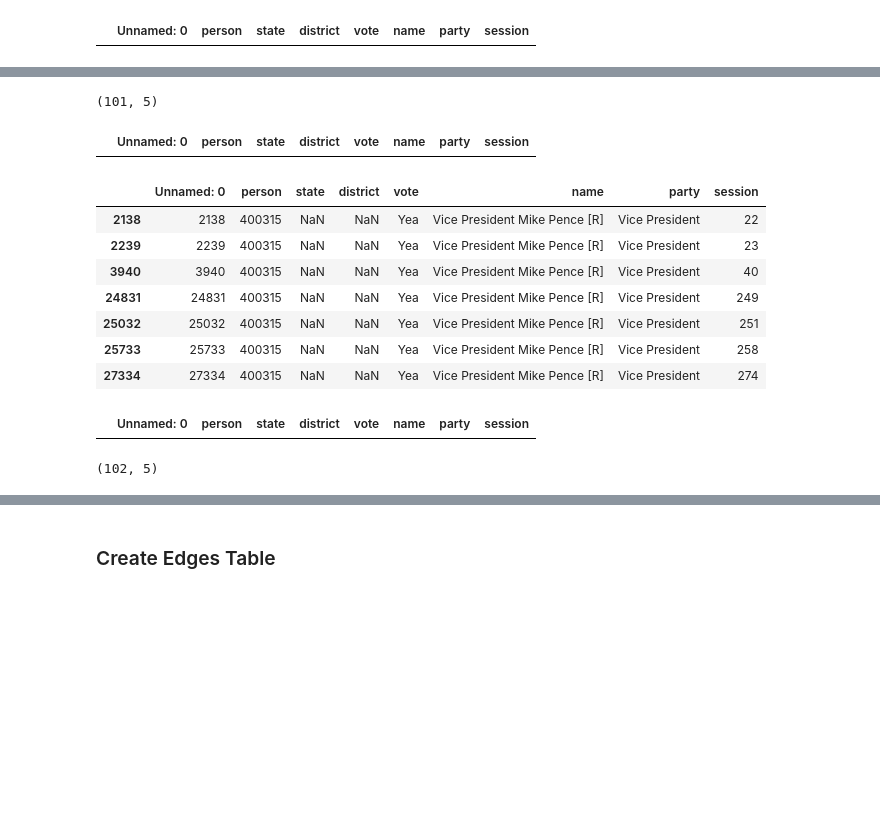
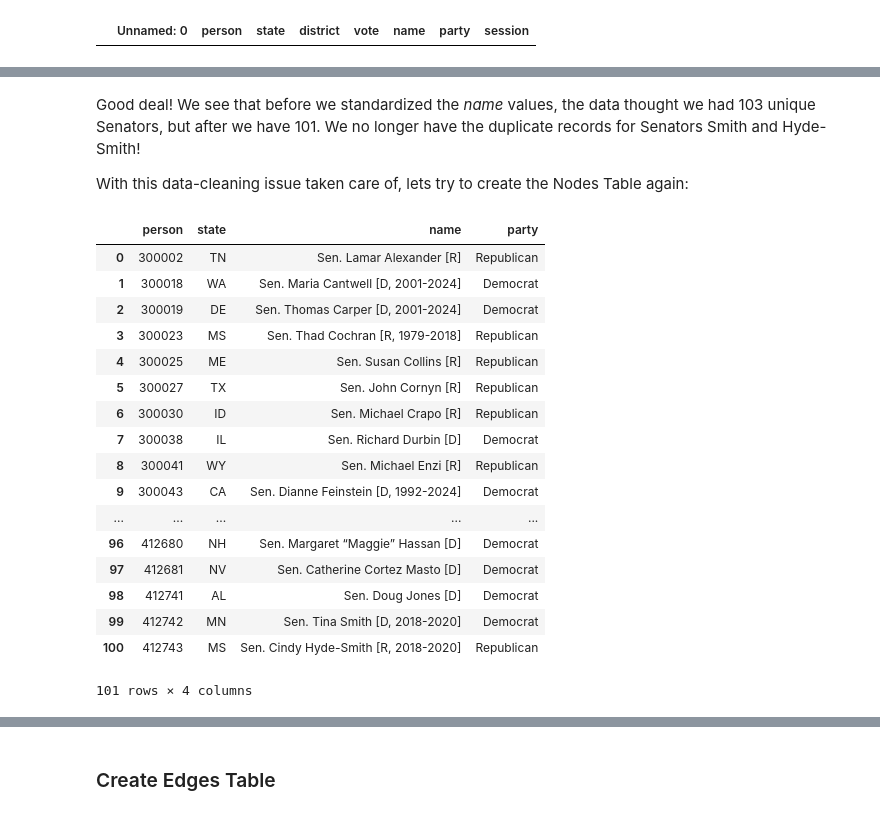
Before and after one commit to campkels/Intro-SNA-Demo, a Jupyter notebook: Intro to SNA Demo.ipynb, the cells around one changed output, grey strips where cells are left out. Cells and saved outputs as stored; diff of their text form; code cells hidden in the pictures; blank space fills up the shorter version.

```diff
--- a/Intro to SNA Demo.ipynb
+++ b/Intro to SNA Demo.ipynb
@@ -224,33 +305,31 @@ print(votesdata_clean.groupby(['person', 'name'], as_index=False).agg({'party':
+# %% [markdown]
+Good deal! We see that before we standardized the *name* values, the data thought we had 103 unique Senators, but after we have 101. We no longer have the duplicate records for Senators Smith and Hyde-Smith!
+
+With this data-cleaning issue taken care of, lets try to create the Nodes Table again:
 # %%
 # Get nodes table (take 2)
-#votesdata_clean.groupby(['person', 'state', 'name', 'party']).agg({'person': "count"})
-votesdata_clean.groupby(['person', 'state', 'name', 'party'], as_index=False).agg({'vote': "count"}).shape
+nodetbl = votesdata_clean.groupby(['person', 'state', 'name', 'party'], as_index=False).agg({'vote': "count"})
+
+# Drop summary variable for simplicity
+# (it is the # votes per Senator, so could keep for threshold normalization if we wanted to get fancy)
+nodetbl = nodetbl.drop(['vote'], axis=1)
+nodetbl
 # %% [output]
+|  | person | state | name | party |
+| 0 | 300002 | TN | Sen. Lamar Alexander [R] | Republican |
+| 1 | 300018 | WA | Sen. Maria Cantwell [D, 2001-2024] | Democrat |
+| 2 | 300019 | DE | Sen. Thomas Carper [D, 2001-2024] | Democrat |
+| 3 | 300023 | MS | Sen. Thad Cochran [R, 1979-2018] | Republican |
+| 4 | 300025 | ME | Sen. Susan Collins [R] | Republican |
+| 5 | 300027 | TX | Sen. John Cornyn [R] | Republican |
+| 6 | 300030 | ID | Sen. Michael Crapo [R] | Republican |
+| 7 | 300038 | IL | Sen. Richard Durbin [D] | Democrat |
+| 8 | 300041 | WY | Sen. Michael Enzi [R] | Republican |
+| 9 | 300043 | CA | Sen. Dianne Feinstein [D, 1992-2024] | Democrat |
+| ... | ... | ... | ... | ... |
+| 96 | 412680 | NH | Sen. Margaret “Maggie” Hassan [D] | Democrat |
+| 97 | 412681 | NV | Sen. Catherine Cortez Masto [D] | Democrat |
+| 98 | 412741 | AL | Sen. Doug Jones [D] | Democrat |
+| 99 | 412742 | MN | Sen. Tina Smith [D, 2018-2020] | Democrat |
+| 100 | 412743 | MS | Sen. Cindy Hyde-Smith [R, 2018-2020] | Republican |
-(101, 5)
+101 rows × 4 columns
-# %%
-votesdata_clean[votesdata_clean['party'].isnull()]
-# %% [output]
-|  | Unnamed: 0 | person | state | district | vote | name | party | session |
-# %%
-votesdata_clean[votesdata_clean['state'].isnull()]
-# %% [output]
-|  | Unnamed: 0 | person | state | district | vote | name | party | session |
-| 2138 | 2138 | 400315 | NaN | NaN | Yea | Vice President Mike Pence [R] | Vice President | 22 |
-| 2239 | 2239 | 400315 | NaN | NaN | Yea | Vice President Mike Pence [R] | Vice President | 23 |
-| 3940 | 3940 | 400315 | NaN | NaN | Yea | Vice President Mike Pence [R] | Vice President | 40 |
-| 24831 | 24831 | 400315 | NaN | NaN | Yea | Vice President Mike Pence [R] | Vice President | 249 |
-| 25032 | 25032 | 400315 | NaN | NaN | Yea | Vice President Mike Pence [R] | Vice President | 251 |
-| 25733 | 25733 | 400315 | NaN | NaN | Yea | Vice President Mike Pence [R] | Vice President | 258 |
-| 27334 | 27334 | 400315 | NaN | NaN | Yea | Vice President Mike Pence [R] | Vice President | 274 |
-# %%
-# Replace state column missings
-votesdata_clean['state'].fillna('None', inplace=True)
-# Check
-votesdata_clean[votesdata_clean['state'].isnull()]
-# %% [output]
-|  | Unnamed: 0 | person | state | district | vote | name | party | session |
-# %%
-# Get nodes table (take 2)
-votesdata_clean.groupby(['person', 'state', 'name', 'party'], as_index=False).agg({'vote': "count"}).shape
-# %% [output]
-(102, 5)
```
Also changed, not shown: parts of 25 cells of this notebook.
